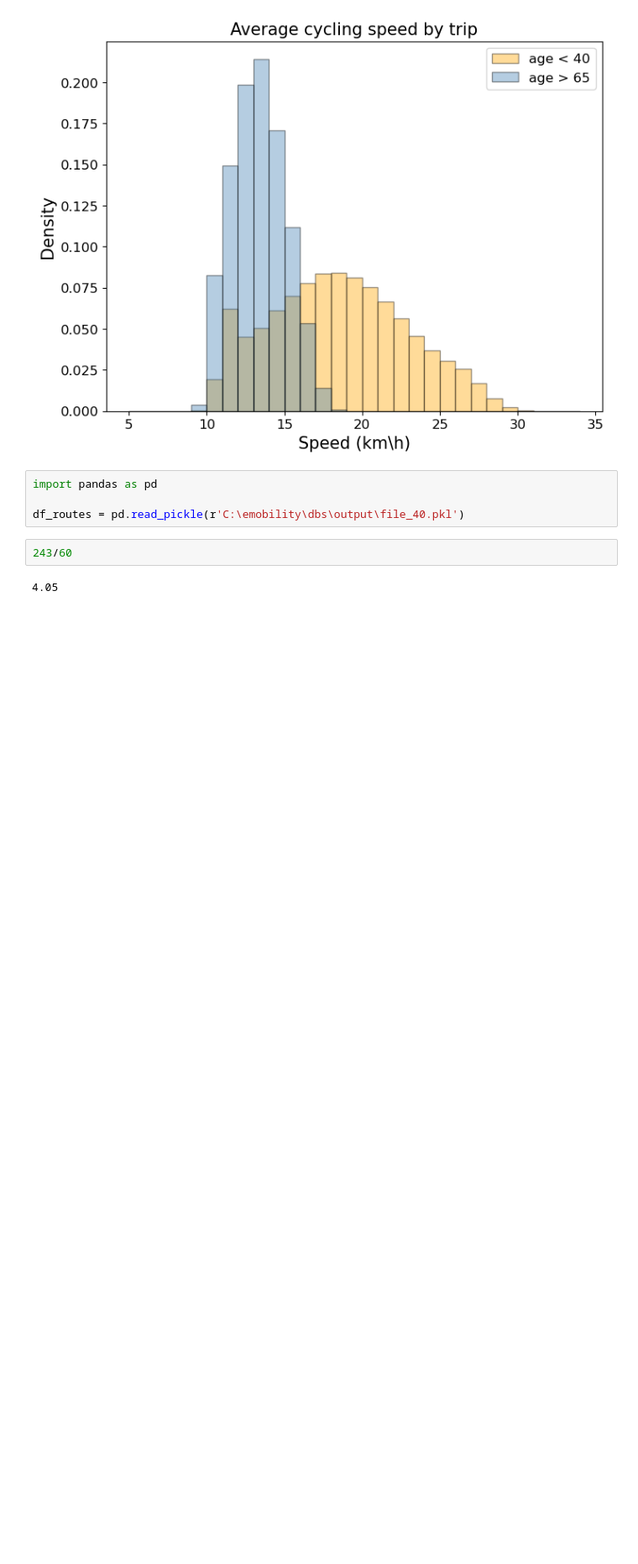
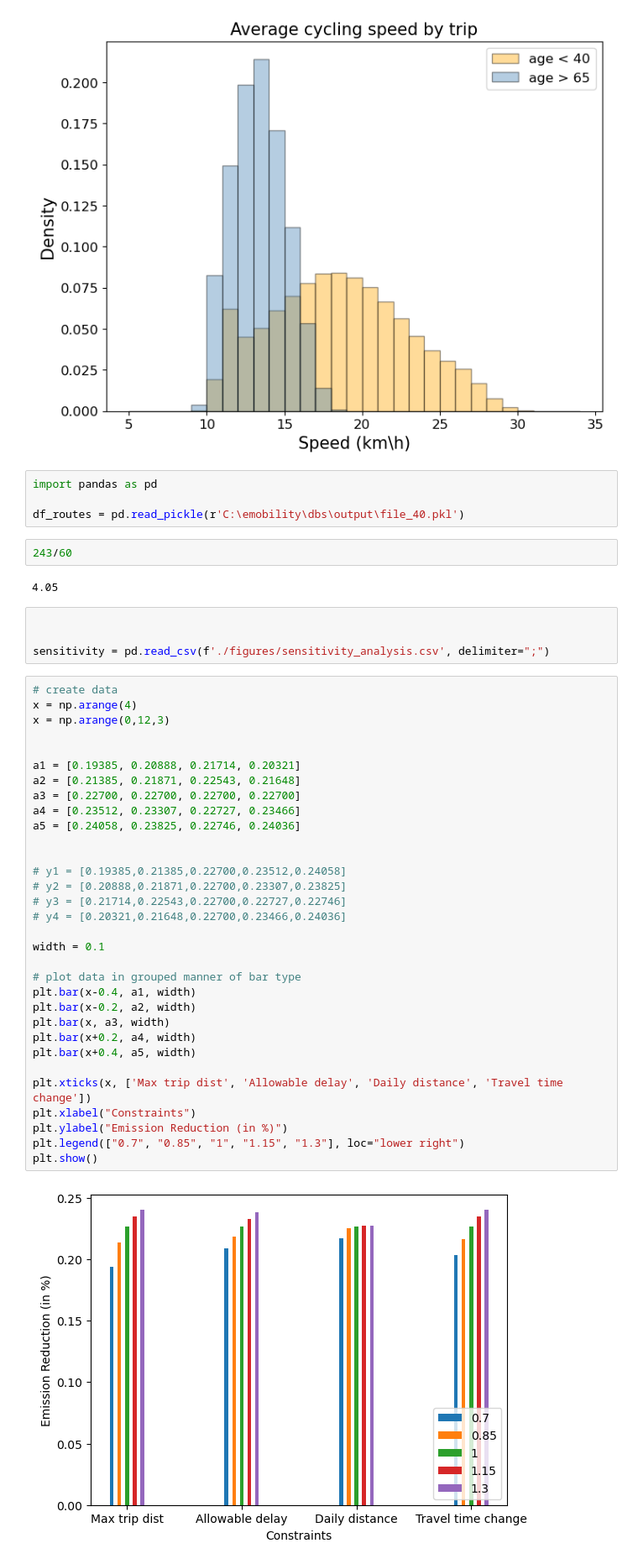
Before and after one commit to tozlucaglar/emobility, a Jupyter notebook: src/5-visualization.ipynb, the cells around one changed output. Shown at 84% size. Saved outputs shown, nothing was run; the diff lists cells and outputs as text; blank space fills up the shorter version.

Commit message:
emission reduction

```diff
--- a/src/5-visualization.ipynb
+++ b/src/5-visualization.ipynb
@@ -77,3 +77,41 @@ df_routes = pd.read_pickle(r'C:\emobility\dbs\output\file_40.pkl')
 243/60
 # %% [output]
 4.05
+# %%
+
+
+sensitivity = pd.read_csv(f'./figures/sensitivity_analysis.csv', delimiter=";")
+# %%
+# create data
+x = np.arange(4)
+x = np.arange(0,12,3)
+
+
+a1 = [0.19385, 0.20888, 0.21714, 0.20321]
+a2 = [0.21385, 0.21871, 0.22543, 0.21648]
+a3 = [0.22700, 0.22700, 0.22700, 0.22700]
+a4 = [0.23512, 0.23307, 0.22727, 0.23466]
+a5 = [0.24058, 0.23825, 0.22746, 0.24036]
+
+
+# y1 = [0.19385,0.21385,0.22700,0.23512,0.24058]
+# y2 = [0.20888,0.21871,0.22700,0.23307,0.23825]
+# y3 = [0.21714,0.22543,0.22700,0.22727,0.22746]
+# y4 = [0.20321,0.21648,0.22700,0.23466,0.24036]
+
+width = 0.1
+
+# plot data in grouped manner of bar type
+plt.bar(x-0.4, a1, width)
+plt.bar(x-0.2, a2, width)
+plt.bar(x, a3, width)
+plt.bar(x+0.2, a4, width)
+plt.bar(x+0.4, a5, width)
+
+plt.xticks(x, ['Max trip dist', 'Allowable delay', 'Daily distance', 'Travel time change'])
+plt.xlabel("Constraints")
+plt.ylabel("Emission Reduction (in %)")
+plt.legend(["0.7", "0.85", "1", "1.15", "1.3"], loc="lower right")
+plt.show()
+# %% [output]
+[figure, added]
```
Also changed, not shown: parts of 12 cells of this notebook, 4 other files.
